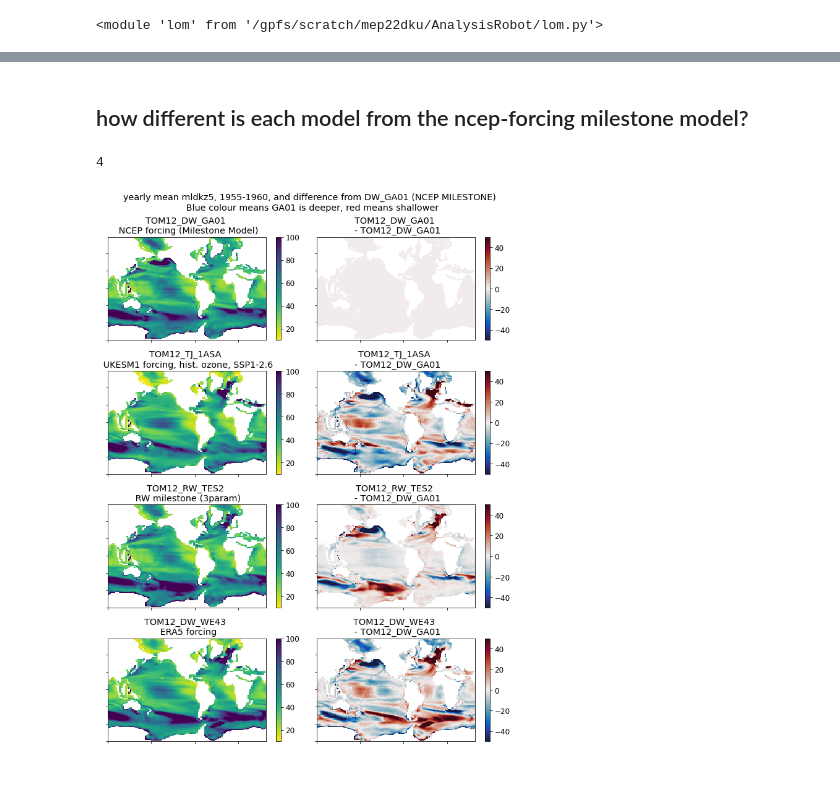
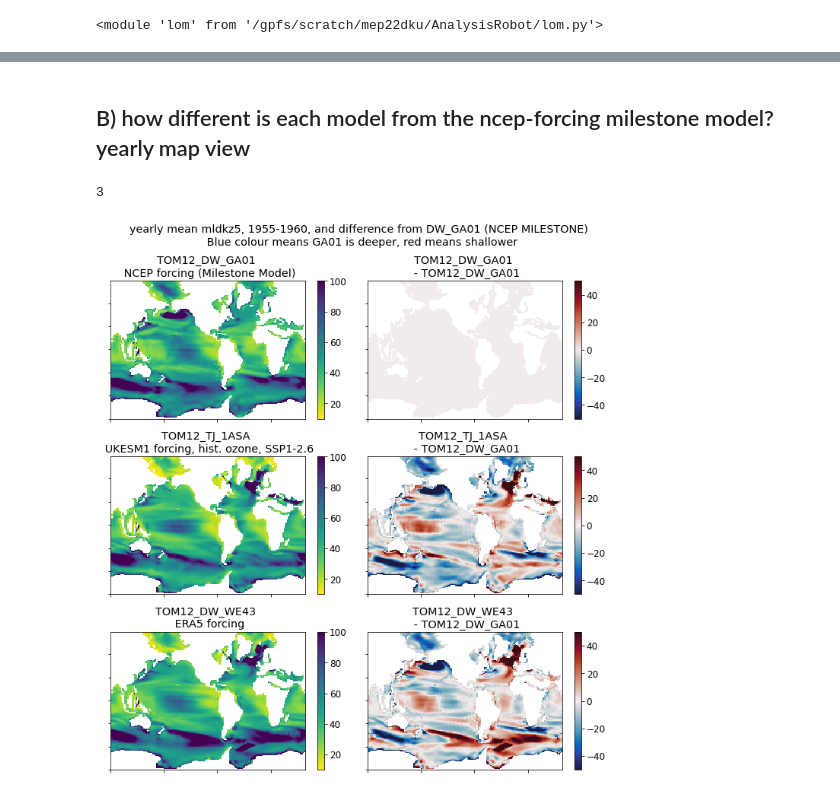
Before and after one commit to tjarnikova/AnalysisRobot, a Jupyter notebook: Tester_multimodel_MLD.ipynb, the cells around one changed output, grey strips where cells are left out. Saved outputs shown, nothing was run; the diff lists cells and outputs as text; code cells hidden in the pictures.

```diff
--- a/Tester_multimodel_MLD.ipynb
+++ b/Tester_multimodel_MLD.ipynb
@@ -143,19 +141,5 @@ No artists with labels found to put in legend.  Note that artists whose label st
 # %% [markdown]
 # Multimodel tester
-# %%
-for r in range(0,6):
-    baseDir = '/gpfs/data/greenocean/software/runs//'
-    tr = tms[r]
-    print(tr)
-    ylist = make_yearlist(1950,2100,'grid_T', tr, baseDir)
-    w = xr.open_mfdataset(ylist)
-
-    for i in range(0,151):
-        year = i + 1950
-        tmld = w.mldkz5.sel(time_counter=w.time_counter.dt.year.isin([year])).values[0:12,22:32,:]
-        mask = so_csize_broad[0:12,22:32,:]
-        mld = np.average(np.average(tmld, weights = mask, axis = 2), axis = 1)
-        mld_ar[r,i,:] = mld
 # %%
 regs_g = regs.copy()
 regs_g.append('GLOBAL')
@@ -279,23 +319,0 @@ plt.tight_layout()
-# %%
-yst = 1955; yen = 1960;
-modlist = ['TOM12_TJ_1ASA','TOM12_RW_TES2','TOM12_RW_3G34', 'TOM12_DW_WE43', 'TOM12_DW_GA01']
-
-fig, axs = plt.subplots(3,2, figsize=(12*fact, 12*fact), facecolor='w', edgecolor='k')
-axs = axs.ravel()
-
-for r in range(0, len(modlist)):
-    yst = 1955; yen = 1960; dtype = 'grid_T'; modnam = modlist[r]
-    ylist = ut.make_yearlist(yst, yen, dtype, modnam)
-    tdat = xr.open_mfdataset(ylist)
-
-    mldkz5 = np.nanmean(tdat.mldkz5.resample(time_counter="Y").mean().values, axis = 0)
-    mldkz5[mldkz5 == 0] = np.nan
-    t = axs[r].pcolormesh(mldkz5, vmin = 10, vmax = 100, cmap = 'viridis_r')
-    desc = (lom.mod[modnam]['desc'])
-    axs[r].set_title(f'{modnam} \n {desc}')
-    axs[r].set_xticklabels([])
-    axs[r].set_yticklabels([])
-    plt.colorbar(t, ax = axs[r])
-
-plt.suptitle('yearly mean mldkz5, m, years 1955-1960')
-plt.tight_layout()
@@ -304,43 +366,43 @@ plt.tight_layout()
 # %% [markdown]
-## how different is each model from the ncep-forcing milestone model?
+## B) how different is each model from the ncep-forcing milestone model? yearly map view
 # %%
 yst = 1955; yen = 1960;
-modlist = ['TOM12_DW_GA01', 'TOM12_TJ_1ASA','TOM12_RW_TES2', 'TOM12_DW_WE43']
+modlist = ['TOM12_DW_GA01', 'TOM12_TJ_1ASA', 'TOM12_DW_WE43']
 print(len(modlist))
-fig, axs = plt.subplots(4,2, figsize=(12*fact, 16*fact), facecolor='w', edgecolor='k')
+fig, axs = plt.subplots(3,2, figsize=(12*fact, 13*fact), facecolor='w', edgecolor='k')
 axs = axs.ravel()
 
 ## get DW_GA01 model:
 
-yst = 1955; yen = 1960; dtype = 'grid_T'; modnam = 'TOM12_DW_GA01'
+dtype = 'grid_T'; modnam = 'TOM12_DW_GA01'
 ylist = ut.make_yearlist(yst, yen, dtype, modnam)
 tdat = xr.open_mfdataset(ylist)
 mldkz5_GA01 = np.nanmean(tdat.mldkz5.resample(time_counter="Y").mean().values, axis = 0)
 mldkz5_GA01[mldkz5_GA01 == 0] = np.nan
 
-for r in range(0, 4):
+for r in range(0, 3):
 
     yst = 1955; yen = 1960; dtype = 'grid_T'; modnam = modlist[r]
     ylist = ut.make_yearlist(yst, yen, dtype, modnam)
     tdat = xr.open_mfdataset(ylist)
 
     mldkz5 = np.nanmean(tdat.mldkz5.resample(time_counter="Y").mean().values, axis = 0)
     mldkz5[mldkz5 == 0] = np.nan
     t = axs[r*2].pcolormesh(mldkz5, vmin = 10, vmax = 100, cmap = 'viridis_r')
     desc = (lom.mod[modnam]['desc'])
     axs[r*2].set_title(f'{modnam} \n {desc}')
     axs[r*2].set_xticklabels([])
     axs[r*2].set_yticklabels([])
     plt.colorbar(t, ax = axs[r*2])
 
     t = axs[r*2+1].pcolormesh(mldkz5-mldkz5_GA01, vmin = -50, vmax = 50, cmap = cm.balance)
     axs[r*2+1].set_title(f'{modnam} \n - TOM12_DW_GA01')
     axs[r*2+1].set_xticklabels([])
     axs[r*2+1].set_yticklabels([])
     plt.colorbar(t, ax = axs[r*2+1])
 
 plt.suptitle('yearly mean mldkz5, 1955-1960, and difference from DW_GA01 (NCEP MILESTONE) \n Blue colour means GA01 is deeper, red means shallower')
 plt.tight_layout()
 # %% [output]
-4
+3
-[figure, old version]
+[figure, new version]
```
Also changed, not shown: parts of 10 cells of this notebook.
